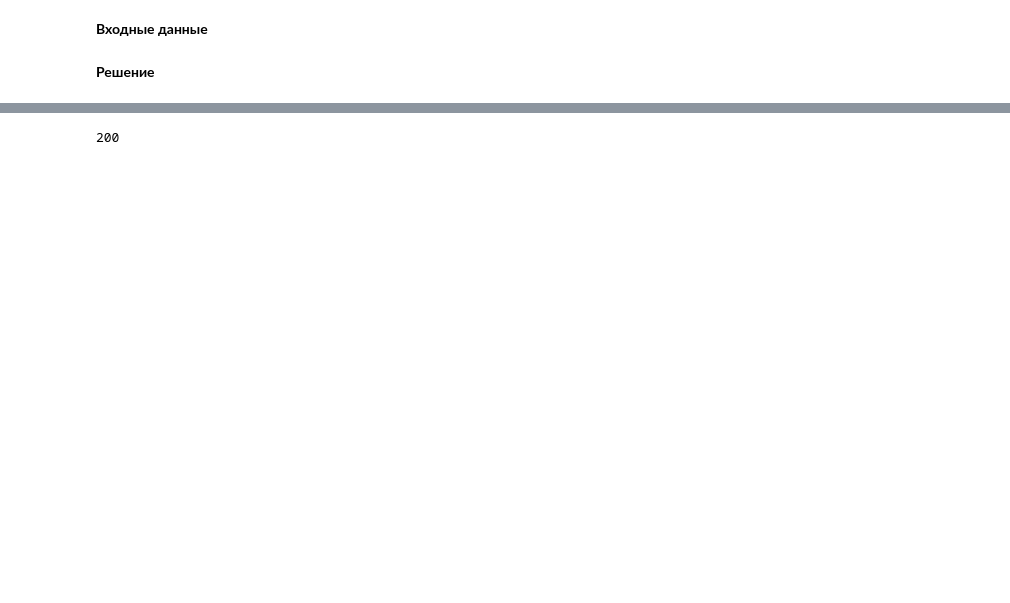
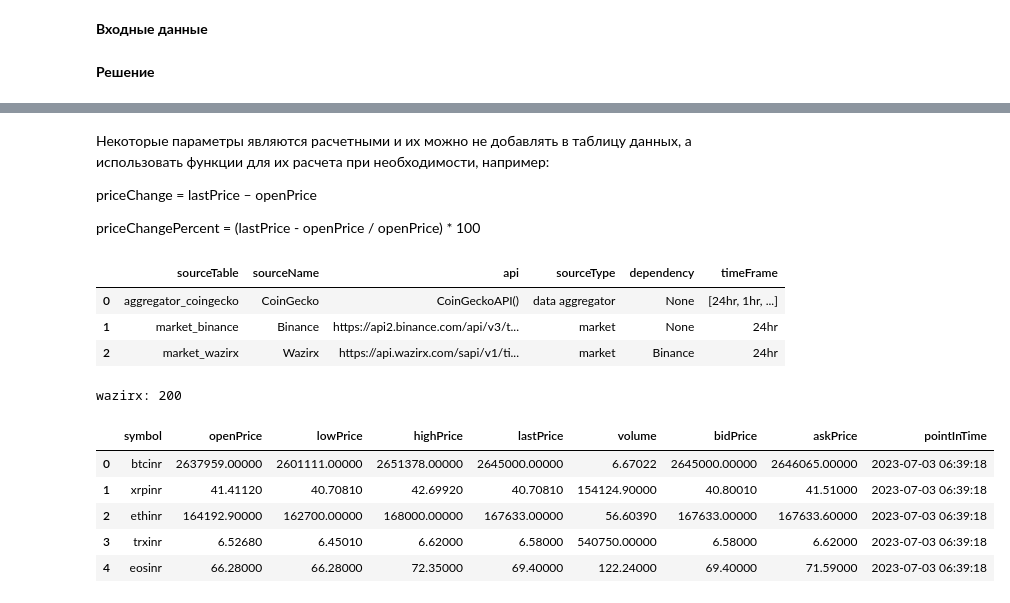
Before and after one commit to D-lana/Test_Finam, a Jupyter notebook: test_api/test_api_task_2.ipynb, the cells around one changed output, grey strips where cells are left out. Drawn from its saved outputs; the diff is of its cells as text; code cells hidden in the pictures; blank space fills up the shorter version.

```diff
--- a/test_api/test_api_task_2.ipynb
+++ b/test_api/test_api_task_2.ipynb
@@ -29,7 +36,46 @@ cg = CoinGeckoAPI()
+# %% [markdown]
+Некоторые параметры являются расчетными и их можно не добавлять в таблицу данных,
+а использовать функции для их расчета при необходимости, например:
+
+priceChange = lastPrice – openPrice
+
+priceChangePercent = (lastPrice - openPrice / openPrice) * 100
+# %%
+# Таблица источников данных
+df_market = pd.DataFrame({'sourceTable': ['aggregator_coingecko', 'market_binance', 'market_wazirx'],
+                          'sourceName': ['CoinGecko', 'Binance', 'Wazirx'],
+                         'api': ['CoinGeckoAPI()',  url_2, url_1,],
+                          'sourceType': ['data aggregator', 'market', 'market'],
+                          'dependency': [None, None, 'Binance'],
+                          'timeFrame': [['24hr', '1hr', '...'], '24hr', '24hr']
+                         })
+df_market
+# %% [output]
+|  | sourceTable | sourceName | api | sourceType | dependency | timeFrame |
+| 0 | aggregator_coingecko | CoinGecko | CoinGeckoAPI() | data aggregator | None | [24hr, 1hr, ...] |
+| 1 | market_binance | Binance | https://api2.binance.com/api/v3/t... | market | None | 24hr |
+| 2 | market_wazirx | Wazirx | https://api.wazirx.com/sapi/v1/ti... | market | Binance | 24hr |
 # %%
 response_1 = requests.get(url_1)
-response_1.status_code
+print("wazirx:", response_1.status_code)
 # %% [output]
-200
+wazirx: 200
+# %%
+# Биржа wazirx (пример)
+pd.set_option("display.float_format", "{:.5f}".format)
+df_wazirx = pd.read_json(response_1.text)
+df_wazirx['at'] = df_wazirx['at'].apply(lambda x: \
+    datetime.utcfromtimestamp(x / 1000).strftime('%Y-%m-%d %H:%M:%S'))
+df_wazirx.rename(columns={'at': 'pointInTime'}, inplace=True)
+df_wazirx.drop(['baseAsset', 'quoteAsset'], axis=1, inplace=True)
+df_wazirx
+df_wazirx.head()
+# %% [output]
+|  | symbol | openPrice | lowPrice | highPrice | lastPrice | volume | bidPrice | askPrice | pointInTime |
+| 0 | btcinr | 2637959.00000 | 2601111.00000 | 2651378.00000 | 2645000.00000 | 6.67022 | 2645000.00000 | 2646065.00000 | 2023-07-03 06:39:18 |
+| 1 | xrpinr | 41.41120 | 40.70810 | 42.69920 | 40.70810 | 154124.90000 | 40.80010 | 41.51000 | 2023-07-03 06:39:18 |
+| 2 | ethinr | 164192.90000 | 162700.00000 | 168000.00000 | 167633.00000 | 56.60390 | 167633.00000 | 167633.60000 | 2023-07-03 06:39:18 |
+| 3 | trxinr | 6.52680 | 6.45010 | 6.62000 | 6.58000 | 540750.00000 | 6.58000 | 6.62000 | 2023-07-03 06:39:18 |
+| 4 | eosinr | 66.28000 | 66.28000 | 72.35000 | 69.40000 | 122.24000 | 69.40000 | 71.59000 | 2023-07-03 06:39:18 |
 # %%
 response_2 = requests.get(url_2)
```
Also changed, not shown: parts of 7 cells of this notebook, 2 other files.
